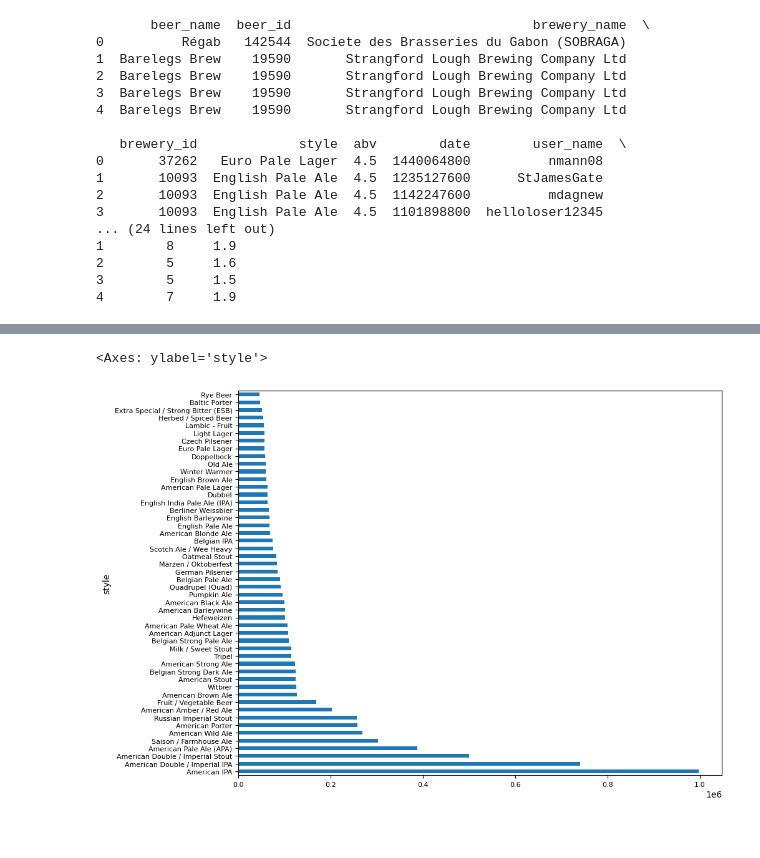
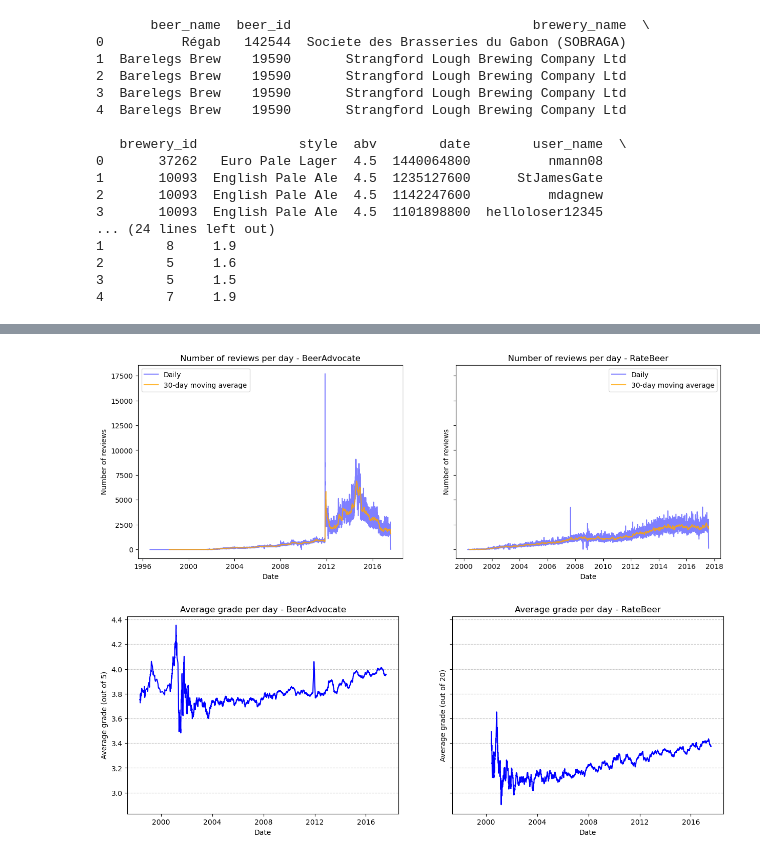
Before and after one commit to epfl-ada/ada-2024-project-pada-wan, a Jupyter notebook: time_evol.ipynb, the cells around one changed output, grey strips where cells are left out. Drawn from its saved outputs; the diff is of its cells as text; code cells hidden in the pictures.

Commit message:
better graph

```diff
--- a/time_evol.ipynb
+++ b/time_evol.ipynb
@@ -166,7 +90,50 @@ plt.show()
-# %%
-#plot the number of reviews per style
-number_of_reviews_per_style = df_ratings_BA['style'].value_counts().head(50)
-number_of_reviews_per_style.plot(kind='barh', figsize=(10, 8), fontsize=8)
-# %% [output]
-<Axes: ylabel='style'>
-[figure, removed]
+# %%
+fig, axes = plt.subplots(1, 2, figsize=(15, 5), sharey=True)
+#number of reviews per day
+daily_count_BA = df_ratings_BA['date'].value_counts().sort_index()
+#add 30 days moving average to smooth the curve
+rolling_avg_BA = daily_count_BA.rolling(window=30).mean()
+
+daily_count_RB = df_ratings_RB['date'].value_counts().sort_index()
+rolling_avg_RB = daily_count_RB.rolling(window=30).mean()
+
+axes[0].plot(daily_count_BA, alpha=0.5, label='Daily', color='blue')
+axes[0].plot(rolling_avg_BA, alpha=0.8, label='30-day moving average', color='orange')
+axes[0].set_title('Number of reviews per day - BeerAdvocate')
+axes[0].set_xlabel('Date')
+axes[0].set_ylabel('Number of reviews')
+axes[0].legend()
+
+axes[1].plot(daily_count_RB, alpha=0.5, label='Daily', color='blue')
+axes[1].plot(rolling_avg_RB, alpha=0.8, label='30-day moving average', color='orange')
+axes[1].set_title('Number of reviews per day - RateBeer')
+axes[1].set_xlabel('Date')
+axes[1].set_ylabel('Number of reviews')
+axes[1].legend()
+
+plt.show()
+# %% [output]
+[figure, added]
+# %%
+#look at the evolution of the average grade over time
+fig, axes = plt.subplots(1, 2, figsize=(15, 5), sharey=True, sharex=True)
+
+#use moving average to smooth the curve
+average_grade_BA = df_ratings_BA.groupby('date')['rating'].mean().rolling(window=30).mean()
+average_grade_RB = df_ratings_RB.groupby('date')['rating'].mean().rolling(window=30).mean()
+
+axes[0].plot(average_grade_BA, color='blue')
+axes[0].set_title('Average grade per day - BeerAdvocate')
+axes[0].set_xlabel('Date')
+axes[0].set_ylabel('Average grade (out of 5)')
+axes[0].grid(axis='y', linestyle='--', alpha=0.7)
+
+axes[1].plot(average_grade_RB, color='blue')
+axes[1].set_title('Average grade per day - RateBeer')
+axes[1].set_xlabel('Date')
+axes[1].set_ylabel('Average grade (out of 20)')
+axes[1].grid(axis='y', linestyle='--', alpha=0.7)
+
+plt.show()
+# %% [output]
+[figure, added]
```
Also changed, not shown: parts of 22 cells of this notebook.
